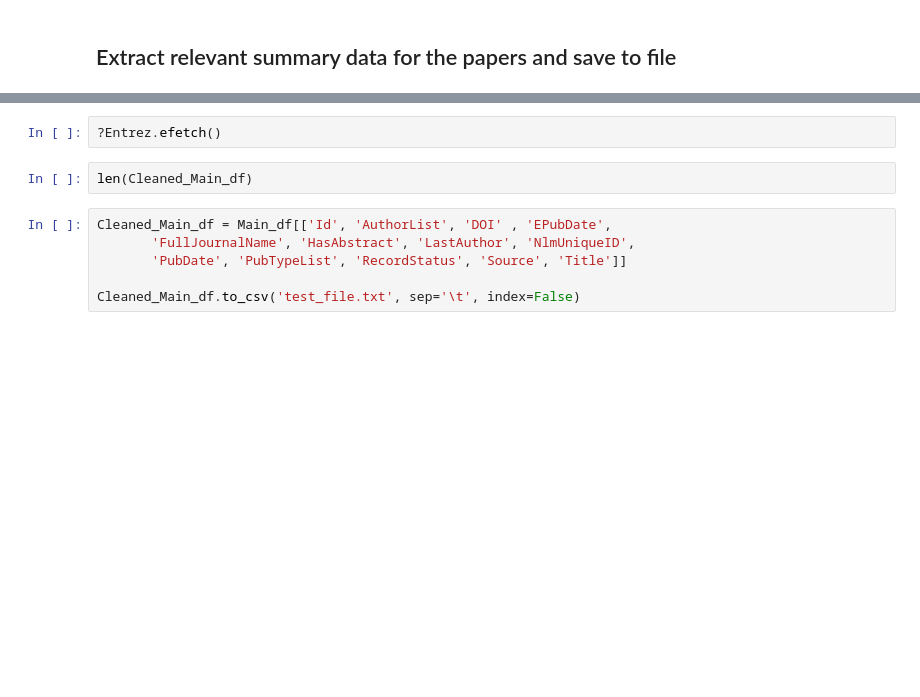
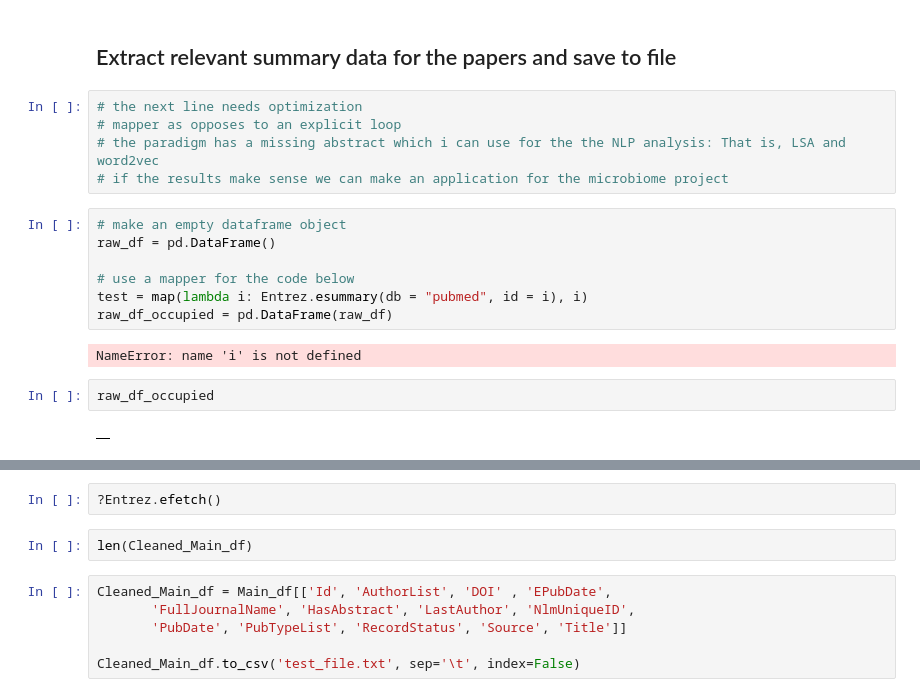
Before and after one commit to BioinfoNet/Data-mining, a Jupyter notebook: Notebooks/data-import-NCBI-entrez.ipynb, the cells around one changed output, grey strips where cells are left out. Drawn from its saved outputs; the diff is of its cells as text; blank space fills up the shorter version.

Commit message:
optimizing code forother steps in the downstream analysis.

```diff
--- a/Notebooks/data-import-NCBI-entrez.ipynb
+++ b/Notebooks/data-import-NCBI-entrez.ipynb
@@ -28,3 +28,21 @@ kenyan_pubids
 # %% [markdown]
 ## Extract relevant summary data for the papers and save to file
+# %%
+# the next line needs optimization
+# mapper as opposes to an explicit loop
+# the paradigm has a missing abstract which i can use for the the NLP analysis: That is, LSA and word2vec
+# if the results make sense we can make an application for the microbiome project
+# %%
+# make an empty dataframe object
+raw_df = pd.DataFrame()
+
+# use a mapper for the code below
+test = map(lambda i: Entrez.esummary(db = "pubmed", id = i), i)
+raw_df_occupied = pd.DataFrame(raw_df)
+# %% [output]
+NameError: name 'i' is not defined
+# %%
+raw_df_occupied
+# %% [output]
+|  |
 # %%
```
Also changed, not shown: parts of 4 cells of this notebook, 5 other files.
